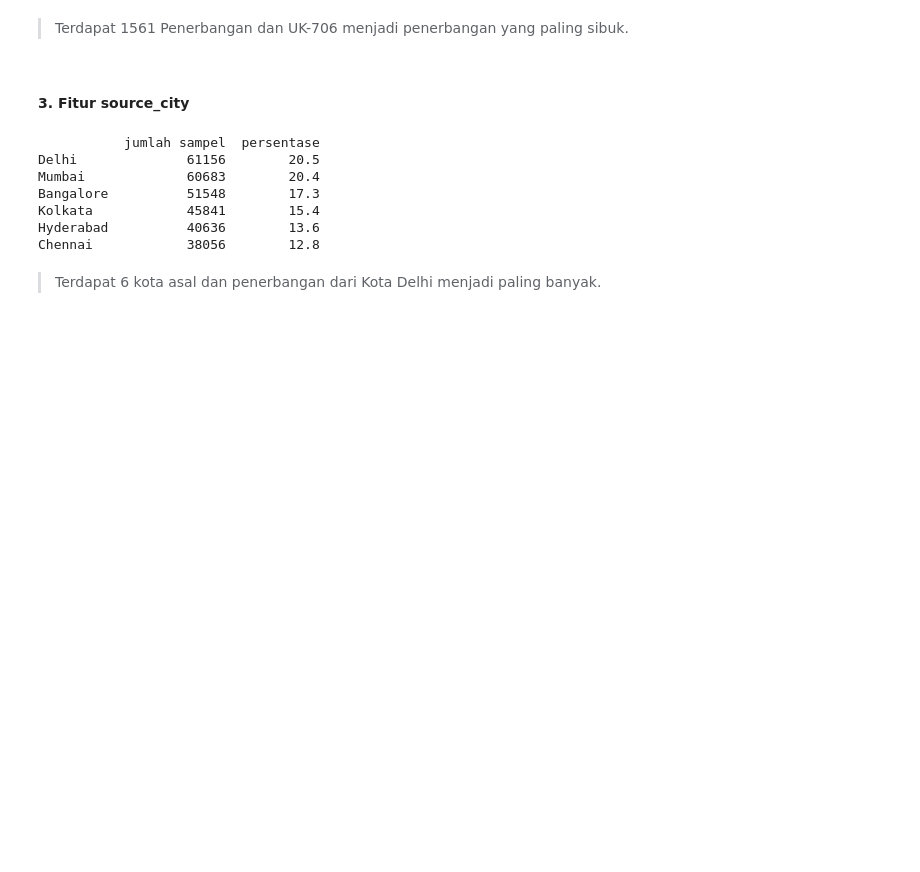
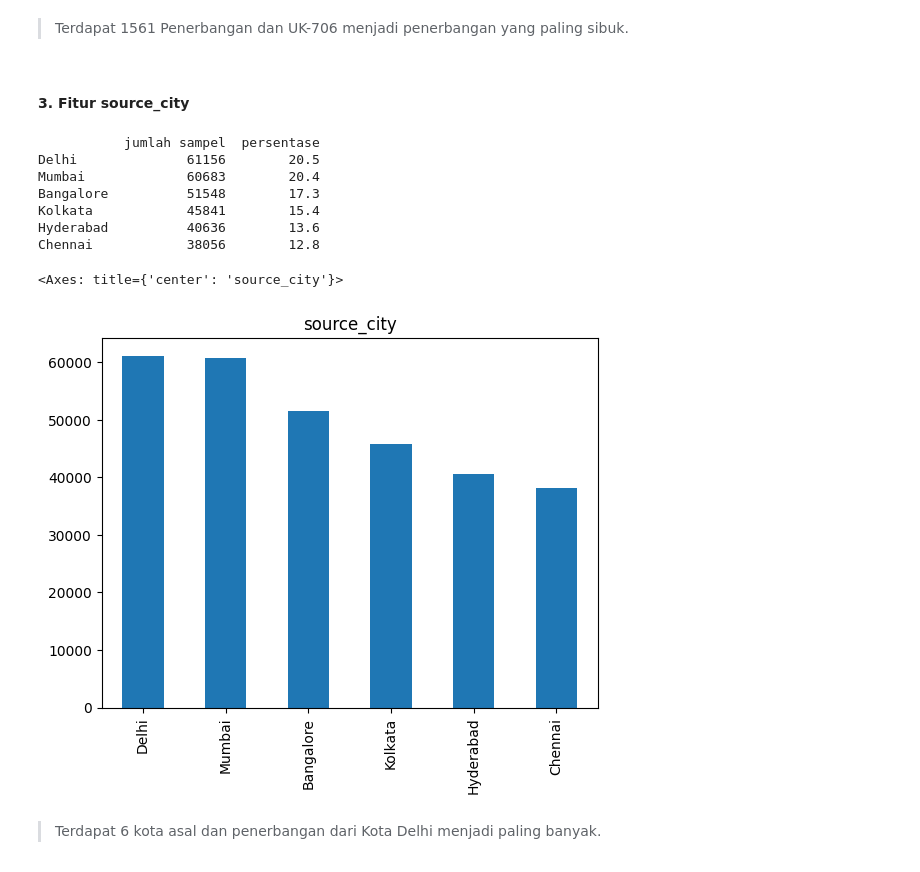
Before and after one commit to Andi-IM/Airline-Ticket-Predictive-Analysis, a Jupyter notebook: Airline_Price_Predictive_Analytics.ipynb, the cells around one changed output. Saved outputs shown, nothing was run; the diff lists cells and outputs as text; code cells hidden in the pictures; blank space fills up the shorter version.

```diff
--- a/Airline_Price_Predictive_Analytics.ipynb
+++ b/Airline_Price_Predictive_Analytics.ipynb
@@ -211,16 +219,20 @@ Num of flight: 1561
 # %%
 count = airlines['source_city'].value_counts()
 percent = 100*airlines['source_city'].value_counts(normalize=True)
 df = pd.DataFrame({'jumlah sampel':count, 'persentase':percent.round(1)})
 print(df)
+
+count.plot(kind='bar', title='source_city')
 # %% [output]
            jumlah sampel  persentase
 Delhi              61156        20.5
 Mumbai             60683        20.4
 Bangalore          51548        17.3
 Kolkata            45841        15.4
 Hyderabad          40636        13.6
 Chennai            38056        12.8
+<Axes: title={'center': 'source_city'}>
+[figure, added]
 # %% [markdown]
 > Terdapat 6 kota asal dan penerbangan dari Kota Delhi menjadi paling banyak.
 # %% [markdown]
```
Also changed, not shown: parts of 7 cells of this notebook.
